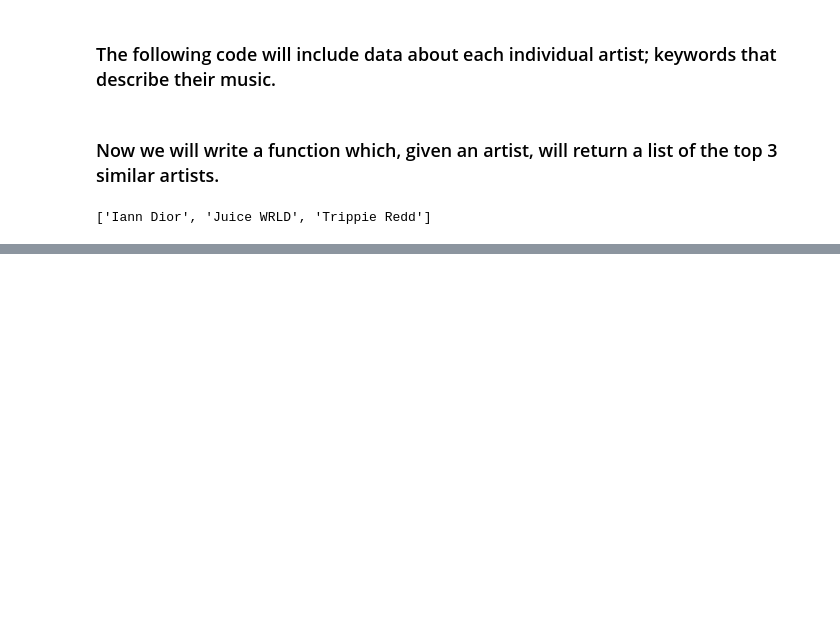
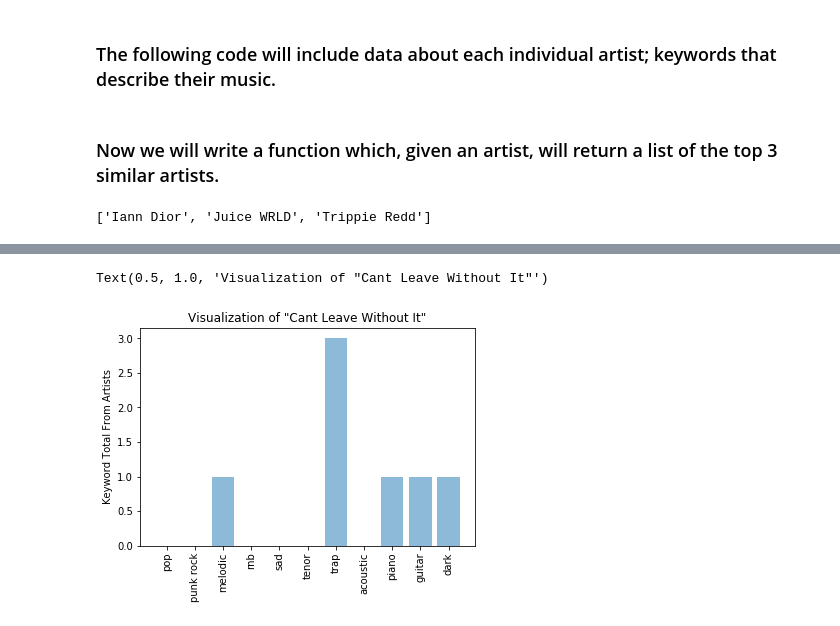
Before and after one commit to jventura1738/COSC311, a Jupyter notebook: LABS/Lab1_JV/LAB1.ipynb, the cells around one changed output, grey strips where cells are left out. Cells and saved outputs as stored; diff of their text form; code cells hidden in the pictures; blank space fills up the shorter version.

```diff
--- a/LABS/Lab1_JV/LAB1.ipynb
+++ b/LABS/Lab1_JV/LAB1.ipynb
@@ -41,9 +41,9 @@ songs = [
     {'id': 10, 'name': 'Plug Walk'},
     {'id': 11, 'name': 'Strings'},
     {'id': 12, 'name': 'Yosemite'},
-    {'id': 13, 'name': 'Stay for a while'},
-    {'id': 14, 'name': 'All my friends'},
-    {'id': 15, 'name': 'Cant leave without it'}
+    {'id': 13, 'name': 'Stay For A While'},
+    {'id': 14, 'name': 'All My Friends'},
+    {'id': 15, 'name': 'Cant Leave Without It'}
 ]
 # %% [markdown]
 ### Now here are the pairs of (artist id, song id) relationships:
@@ -134,7 +134,7 @@ keywords = [
     (6, 'sad'), (6, 'rnb'),
     (7, 'trap'), (7, 'guitar'),
     (8, 'trap'), (8, 'dark'),
-    (9, 'trap'),
+    (9, 'trap'), (9, 'tenor'),
     (10, 'sad'), (10, 'rnb'), (10, 'melodic'), (10, 'pop'), (10, 'acoustic'), (10, 'guitar'),
 ]
 # %% [markdown]
@@ -179,0 +192,24 @@ print(similar_artists('The Kid Laroi')) # Should print Iann Dior, Juice WRLD, Tr
+# %%
+import matplotlib.pyplot as plt
+import numpy as np
+
+all_keywords = list(set([keyword for _, keyword in keywords]))
+x_vals = [0 for keyword in all_keywords]
+y_pos = np.arange(len(all_keywords))
+
+sample = who_covered('Cant Leave Without It')
+ids = [artist['id'] for artist in artists if artist['name'] in sample]
+bucket_tags = [keyword[1] for keyword in keywords if keyword[0] in ids]
+
+for tag in bucket_tags:
+    for i in range(len(all_keywords)):
+        if tag == all_keywords[i]:
+            x_vals[i] += 1
+
+plt.bar(y_pos, x_vals, align='center', alpha=0.5)
+plt.xticks(y_pos, all_keywords, rotation='vertical')
+plt.ylabel('Keyword Total From Artists')
+plt.title('Visualization of "Cant Leave Without It"')
+# %% [output]
+Text(0.5, 1.0, 'Visualization of "Cant Leave Without It"')
+[figure, added]
```
Also changed, not shown: parts of 3 cells of this notebook, 1 other file.
